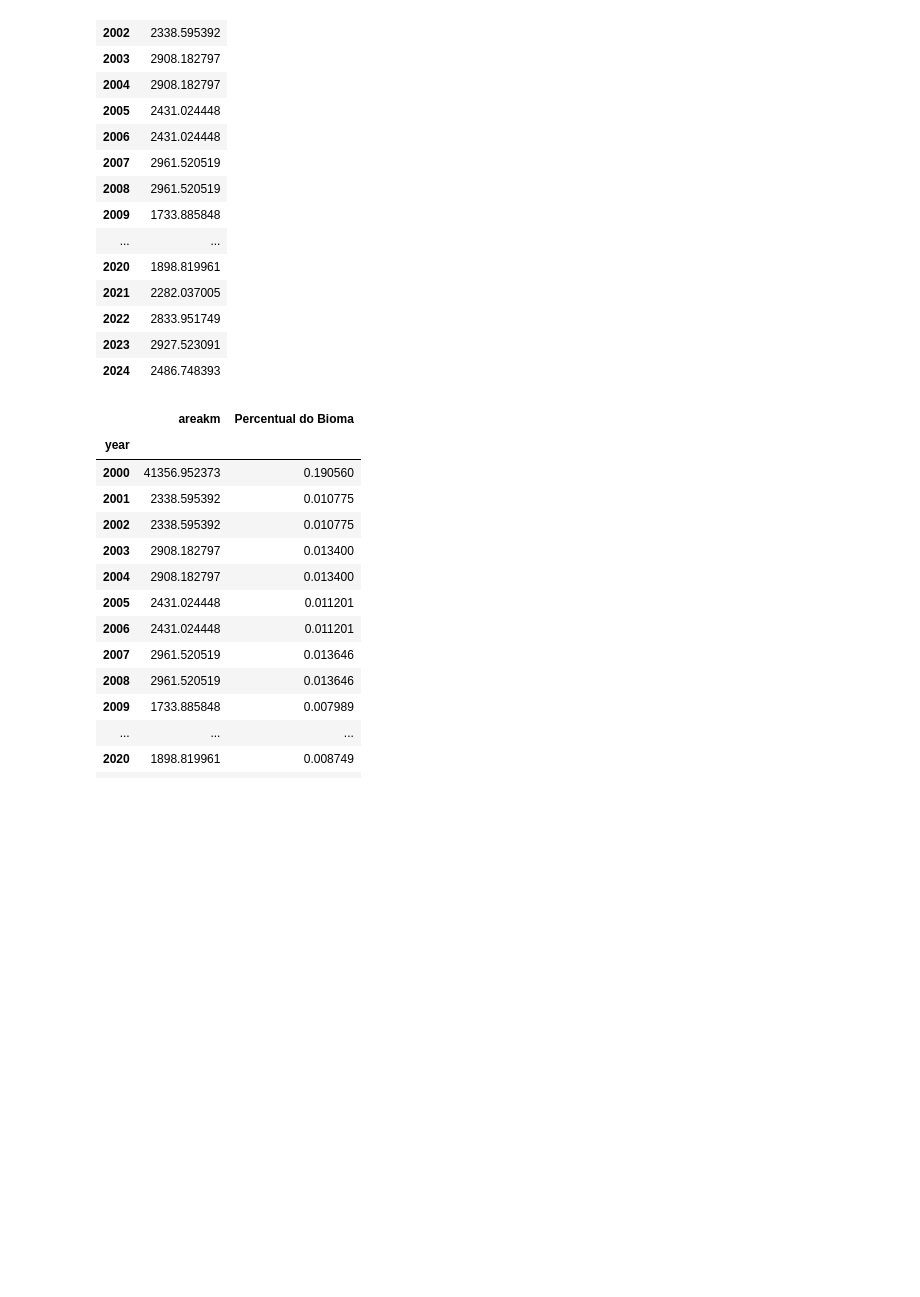
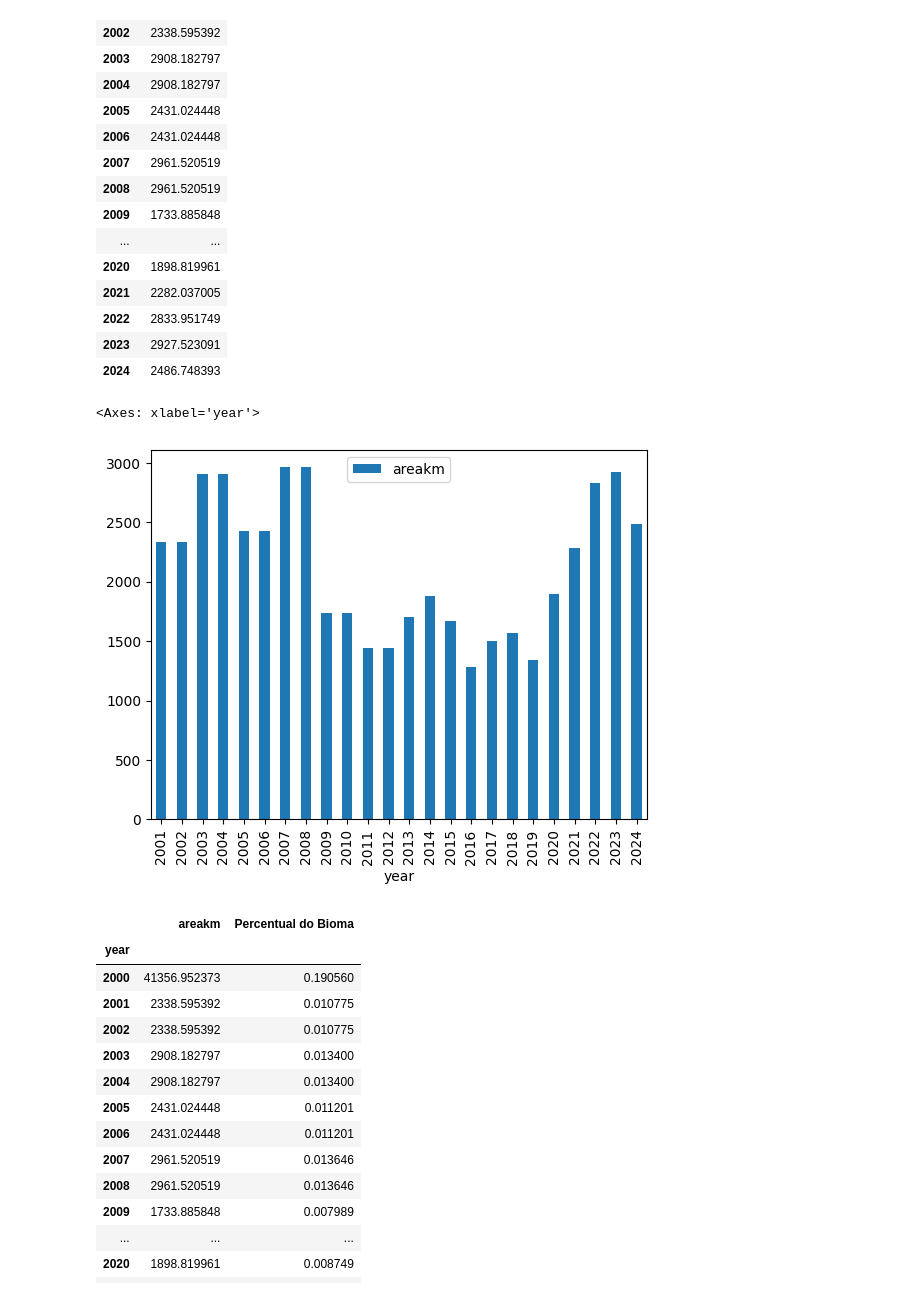
Before and after one commit to LambdaGeo/analise-cerrado-ma, a Jupyter notebook: analise_municipios_2024.ipynb, the cells around one changed output. Cells and saved outputs as stored; diff of their text form; code cells hidden in the pictures; blank space fills up the shorter version.

```diff
--- a/analise_municipios_2024.ipynb
+++ b/analise_municipios_2024.ipynb
@@ -87,6 +87,11 @@ df_por_ano
 | 2022 | 2833.951749 |
 | 2023 | 2927.523091 |
 | 2024 | 2486.748393 |
+# %%
+df_por_ano.loc[range(2001,2025)].plot(kind="bar")
+# %% [output]
+<Axes: xlabel='year'>
+[figure, added]
 # %%
 df_por_ano["Percentual do Bioma"] = df_por_ano["areakm"] / area_cerrado_maranhense
 df_por_ano
```
Also changed, not shown: parts of 17 cells of this notebook.
